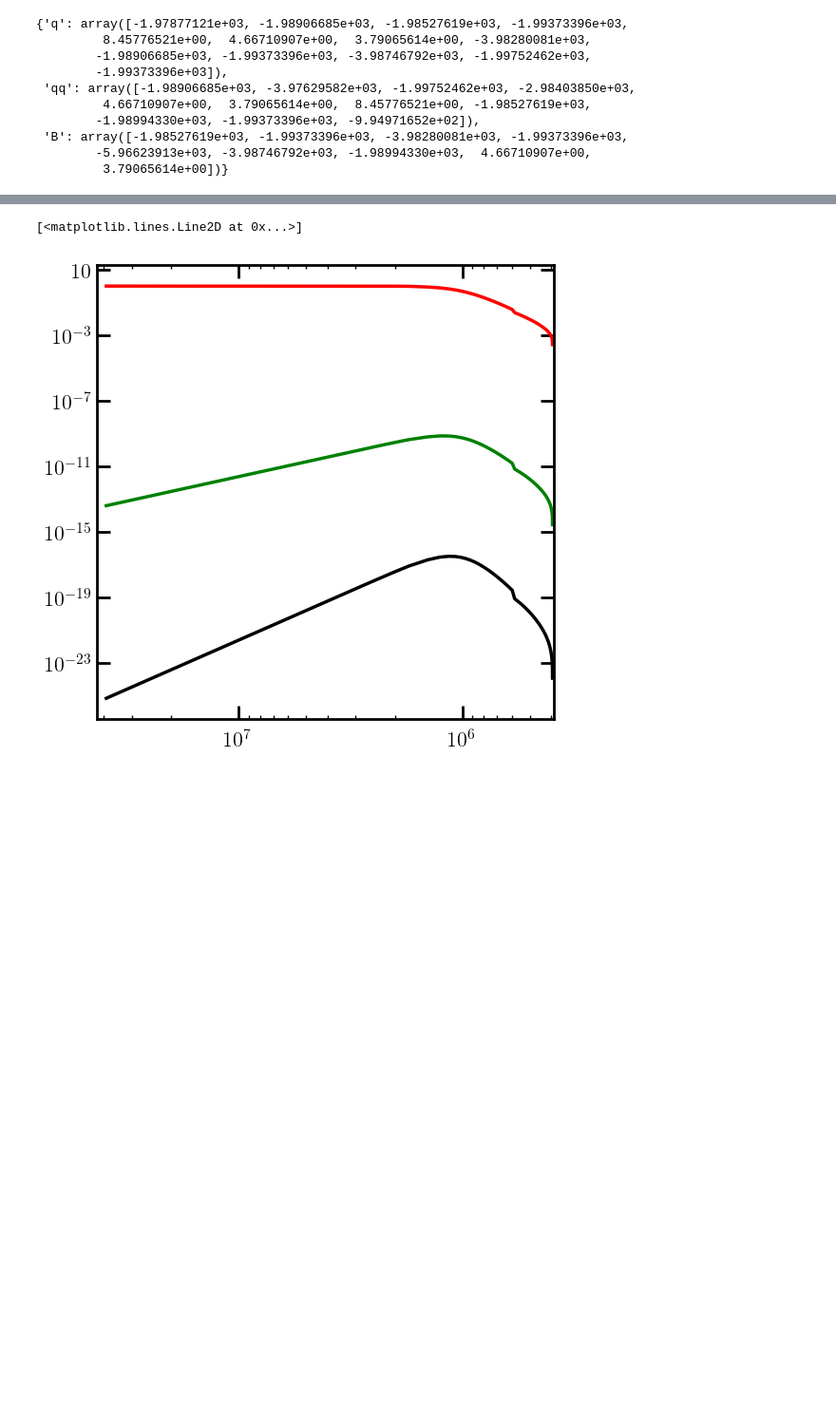
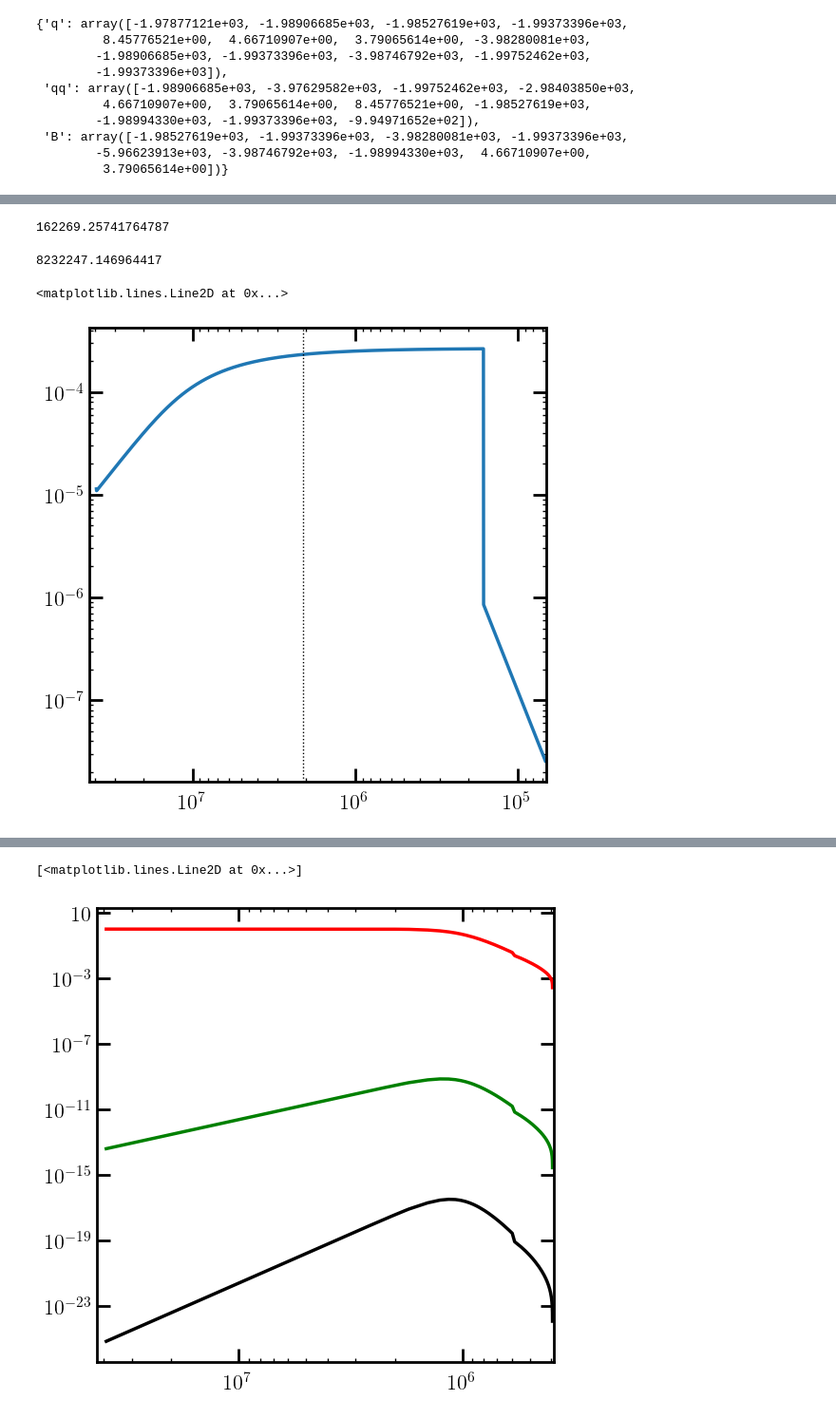
Before and after one commit to LBJ-Wade/ConfiningPT_Bubbles, a Jupyter notebook: bubbleFinal.ipynb, the cells around one changed output, grey strips where cells are left out. Shown at 95% size. Cells and saved outputs as stored; diff of their text form; code cells hidden in the pictures; blank space fills up the shorter version.

```diff
--- a/bubbleFinal.ipynb
+++ b/bubbleFinal.ipynb
@@ -715,7 +717,7 @@ entropy_c = ct.s(LambdaD, LambdaD, Nc)
 
 n_init = Y_fo * entropy_c
 Vinit   = 4*np.pi*(R1/LambdaD)**3/3
-Nq_init = n_fo * Vinit
+Nq_init = n_init * Vinit
 
 print('Nq_init: ', Nq_init)
 print('nq_init: ', n_init)
@@ -897,0 +929,17 @@ ValueError: The values in t must be monotonically increasing or monotonically de
+# %%
+Rs[sum(c*(2 * sigma*Rs**2 + (1-Ts)*l*Rs**3)/(Nq_init*Ts)>1)]
+# %% [output]
+162269.25741764787
+# %%
+Rs[sum(c*(2 * sigma*Rs**2 + 0*(1-Ts)*l*Rs**3)/(Nq_init*Ts)>1)]
+# %% [output]
+8232247.146964417
+# %%
+plt.figure()
+plt.xlim(Rs[0]*1.1, Rs[-2]*.99)
+plt.loglog()
+plt.plot(Rs[10:], vs[10:])
+plt.axvline(2.1e6, color='k', linestyle=':', linewidth=1.0)
+# %% [output]
+<matplotlib.lines.Line2D at 0x...>
+[figure, added]
```
Also changed, not shown: parts of 29 cells of this notebook.
